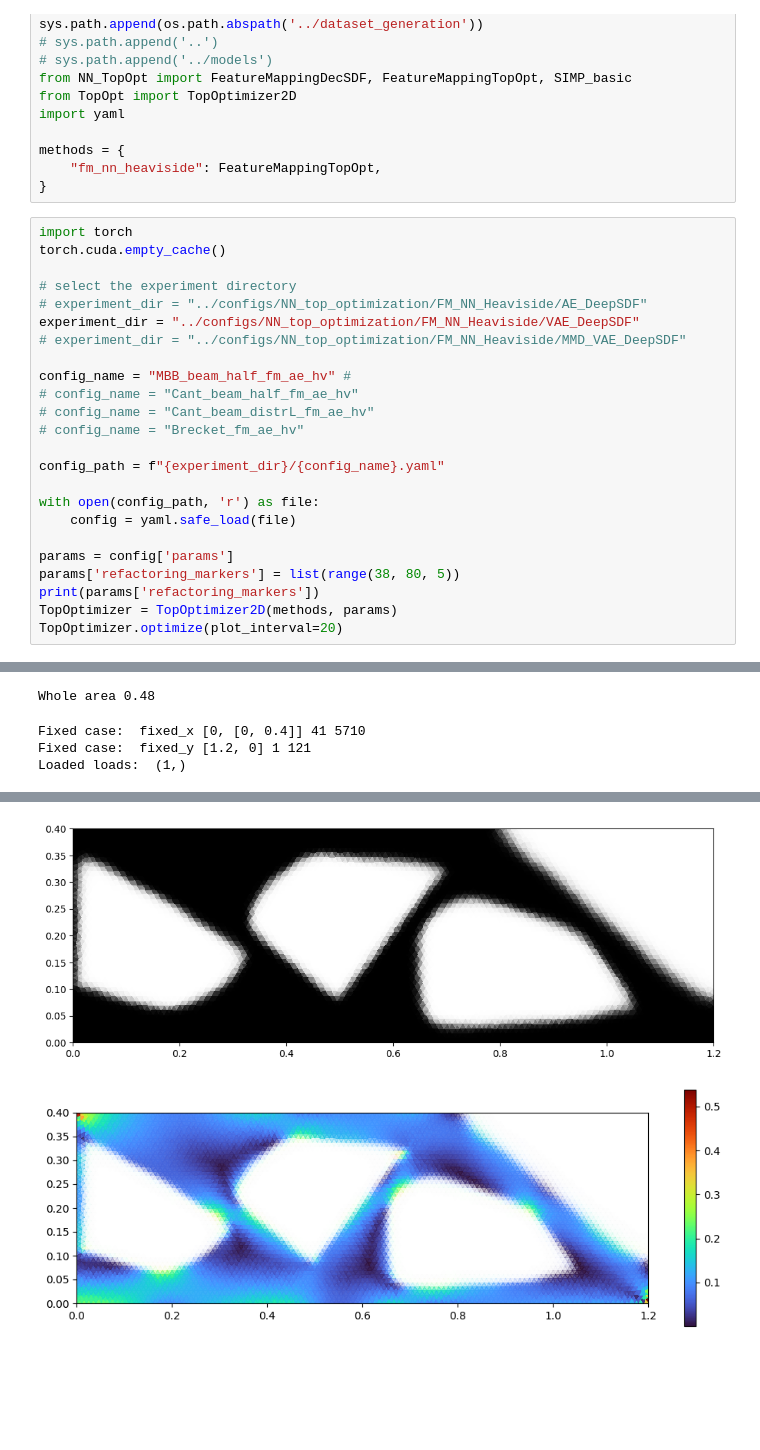
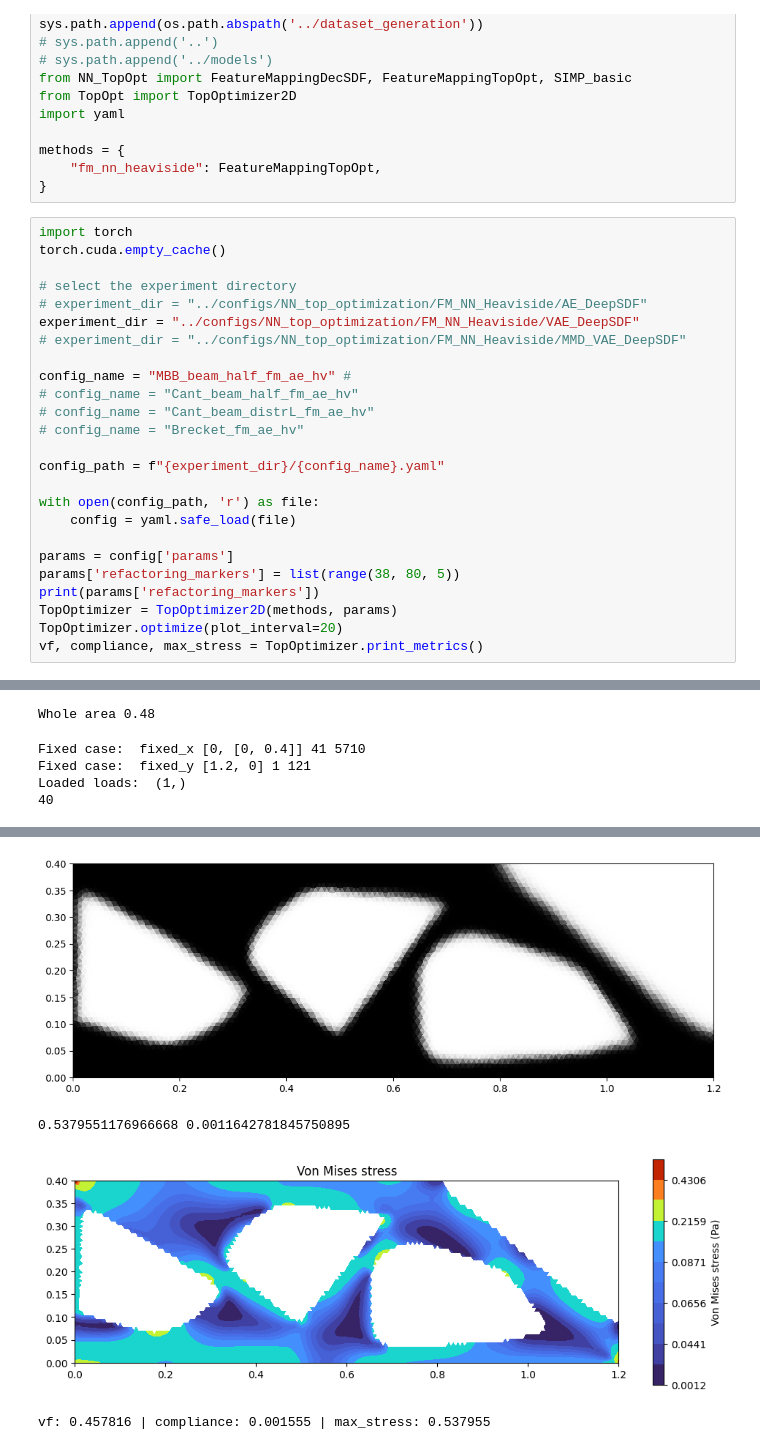
Before and after one commit to Alexander19970212/NHSDF-TOp, a Jupyter notebook: NN_TopOpt/NHSDF_examples.ipynb, the cells around one changed output, grey strips where cells are left out. Cells and saved outputs as stored; diff of their text form; blank space fills up the shorter version.

```diff
--- a/NN_TopOpt/NHSDF_examples.ipynb
+++ b/NN_TopOpt/NHSDF_examples.ipynb
@@ -38,6 +38,7 @@ params['refactoring_markers'] = list(range(38, 80, 5))
 print(params['refactoring_markers'])
 TopOptimizer = TopOptimizer2D(methods, params)
 TopOptimizer.optimize(plot_interval=20)
+vf, compliance, max_stress = TopOptimizer.print_metrics()
 # %% [output]
 [38, 43, 48, 53, 58, 63, 68, 73, 78]
 Info    : Reading '../test_problems/MBB_beam_half.msh'...
@@ -50,6 +51,7 @@ Whole area 0.48
 Fixed case:  fixed_x [0, [0, 0.4]] 41 5710
 Fixed case:  fixed_y [1.2, 0] 1 121
 Loaded loads:  (1,)
+40
 Iteration: 1 | current volfrac: 0.897464 | compliance: 0.000852
 Iteration: 2 | current volfrac: 0.894533 | compliance: 0.000856
 Iteration: 3 | current volfrac: 0.890477 | compliance: 0.000860
@@ -97,34 +99,36 @@ Global iteration 42 is within one of the shape optimization ranges.
 Iteration: 43 | current volfrac: 0.575341 | compliance: 0.001287
 Global iteration 43 is within one of the shape optimization ranges.
 Refactoring started ...
 Iteration: 44 | current volfrac: 0.567232 | compliance: 0.001328
 Global iteration 44 is within one of the shape optimization ranges.
 Iteration: 45 | current volfrac: 0.558009 | compliance: 0.001325
 ... (28 lines left out)
 Global iteration 58 is within one of the shape optimization ranges.
 Refactoring started ...
 Iteration: 59 | current volfrac: 0.481294 | compliance: 0.001488
 Global iteration 59 is within one of the shape optimization ranges.
 [figure]
 Iteration: 60 | current volfrac: 0.486981 | compliance: 0.001456
 Global iteration 60 is within one of the shape optimization ranges.
 Iteration: 61 | current volfrac: 0.487183 | compliance: 0.001465
 Global iteration 61 is within one of the shape optimization ranges.
 Iteration: 62 | current volfrac: 0.483303 | compliance: 0.001486
 Global iteration 62 is within one of the shape optimization ranges.
 Iteration: 63 | current volfrac: 0.476729 | compliance: 0.001501
 Global iteration 63 is within one of the shape optimization ranges.
 Refactoring started ...
 Iteration: 64 | current volfrac: 0.467095 | compliance: 0.001547
 Global iteration 64 is within one of the shape optimization ranges.
 Iteration: 65 | current volfrac: 0.456116 | compliance: 0.001585
 ... (28 lines left out)
 Global iteration 78 is within one of the shape optimization ranges.
 Refactoring started ...
 Iteration: 79 | current volfrac: 0.457887 | compliance: 0.001569
 Global iteration 79 is within one of the shape optimization ranges.
 [figure]
+0.5379551176966668 0.0011642781845750895
-[figure, old version]
+[figure, new version]
+vf: 0.457816 | compliance: 0.001555 | max_stress: 0.537955
 # %%
 geometry_features = TopOptimizer.method.gaussian_core.get_geometry()
 
```
Also changed, not shown: parts of 1 cell of this notebook, 19 other files.
